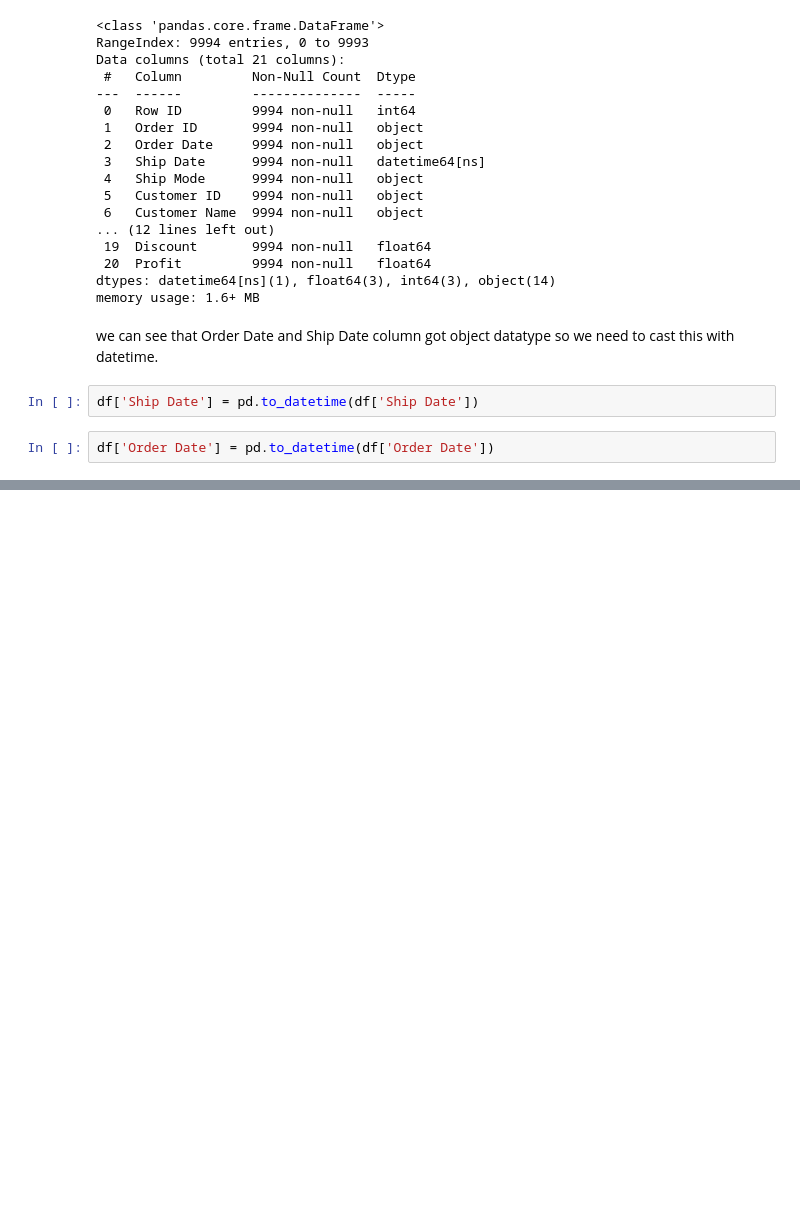
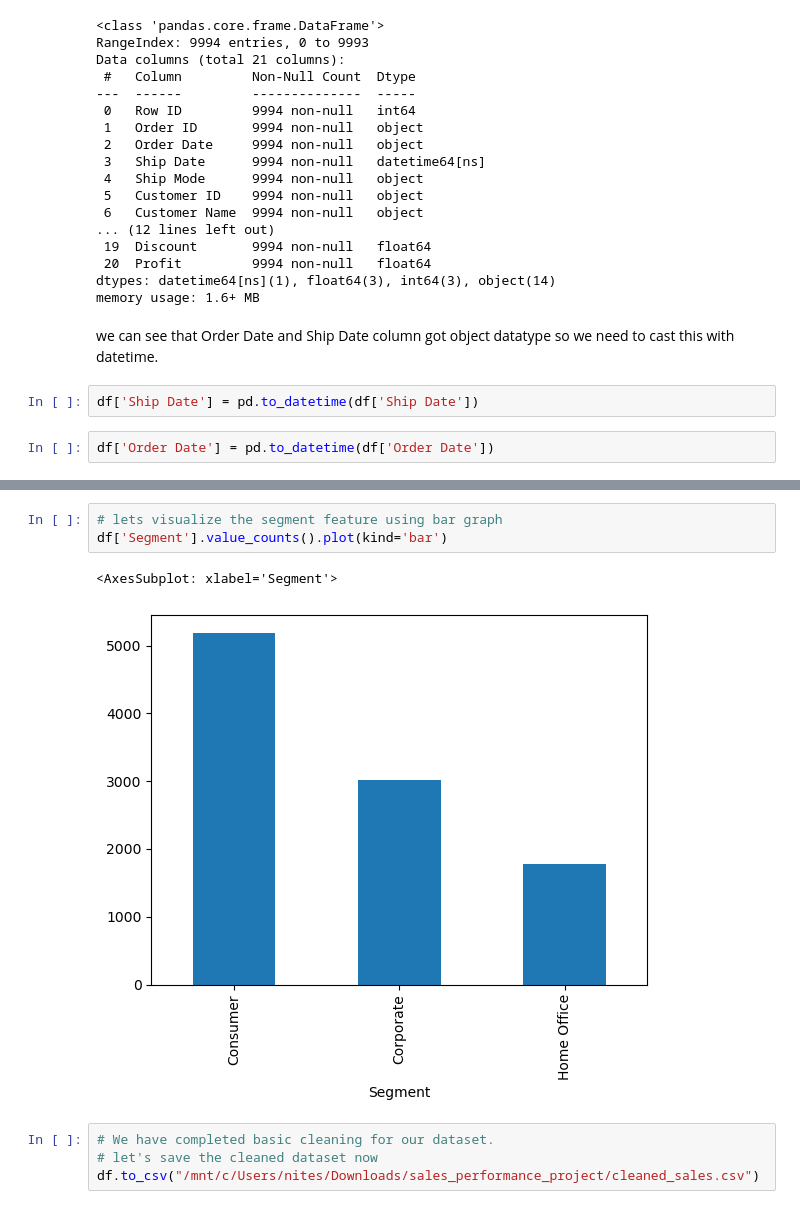
Before and after one commit to niteshpantha/sales-performance_project, a Jupyter notebook: sales_performance_analysis (EDA).ipynb, the cells around one changed output, grey strips where cells are left out. Saved outputs shown, nothing was run; the diff lists cells and outputs as text; blank space fills up the shorter version.

```diff
--- a/sales_performance_analysis (EDA).ipynb
+++ b/sales_performance_analysis (EDA).ipynb
@@ -105,0 +152,10 @@ df['Order Date'] = pd.to_datetime(df['Order Date'])
+# %%
+# lets visualize the segment feature using bar graph
+df['Segment'].value_counts().plot(kind='bar')
+# %% [output]
+<AxesSubplot: xlabel='Segment'>
+[figure, added]
+# %%
+# We have completed basic cleaning for our dataset.
+# let's save the cleaned dataset now
+df.to_csv("/mnt/c/Users/nites/Downloads/sales_performance_project/cleaned_sales.csv")
```
Also changed, not shown: parts of 8 cells of this notebook, 1 other file.
